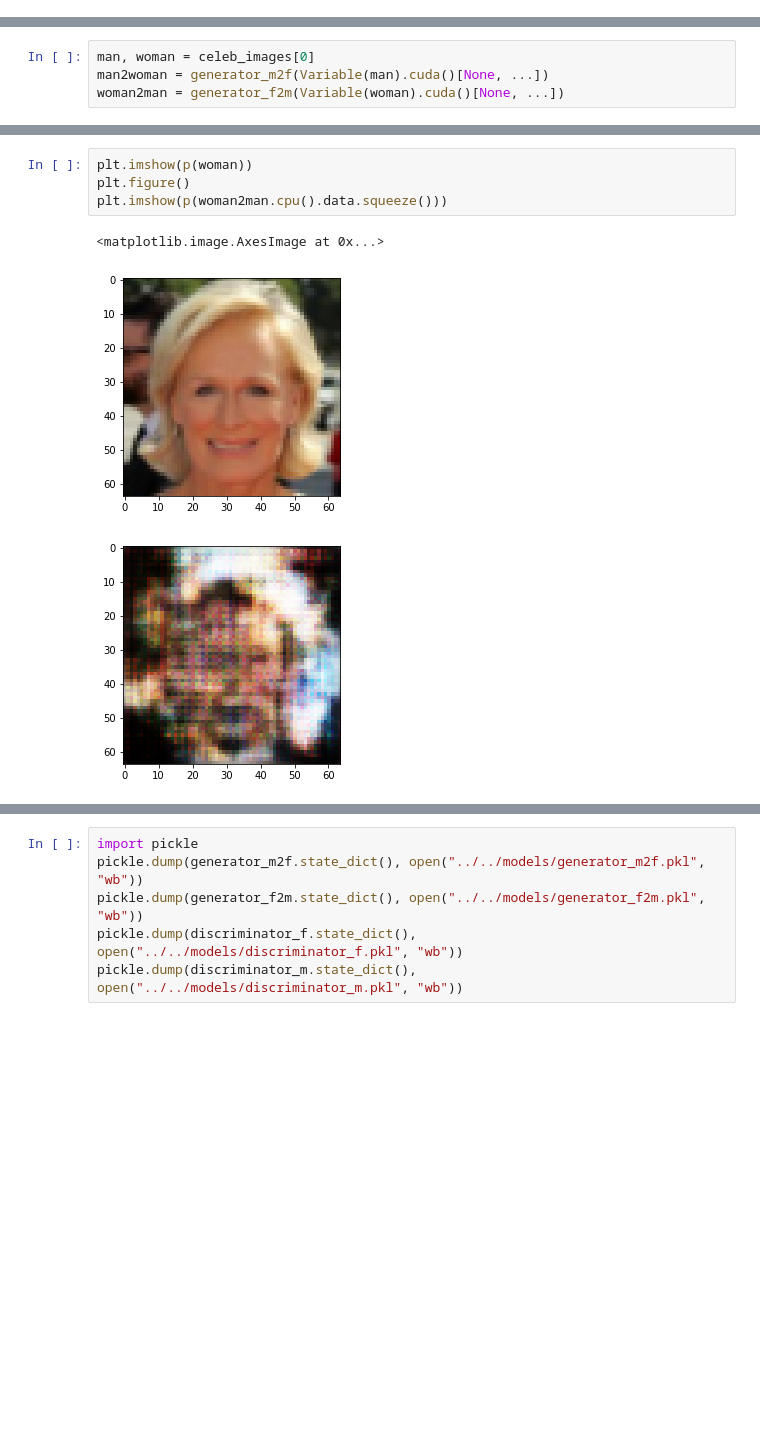
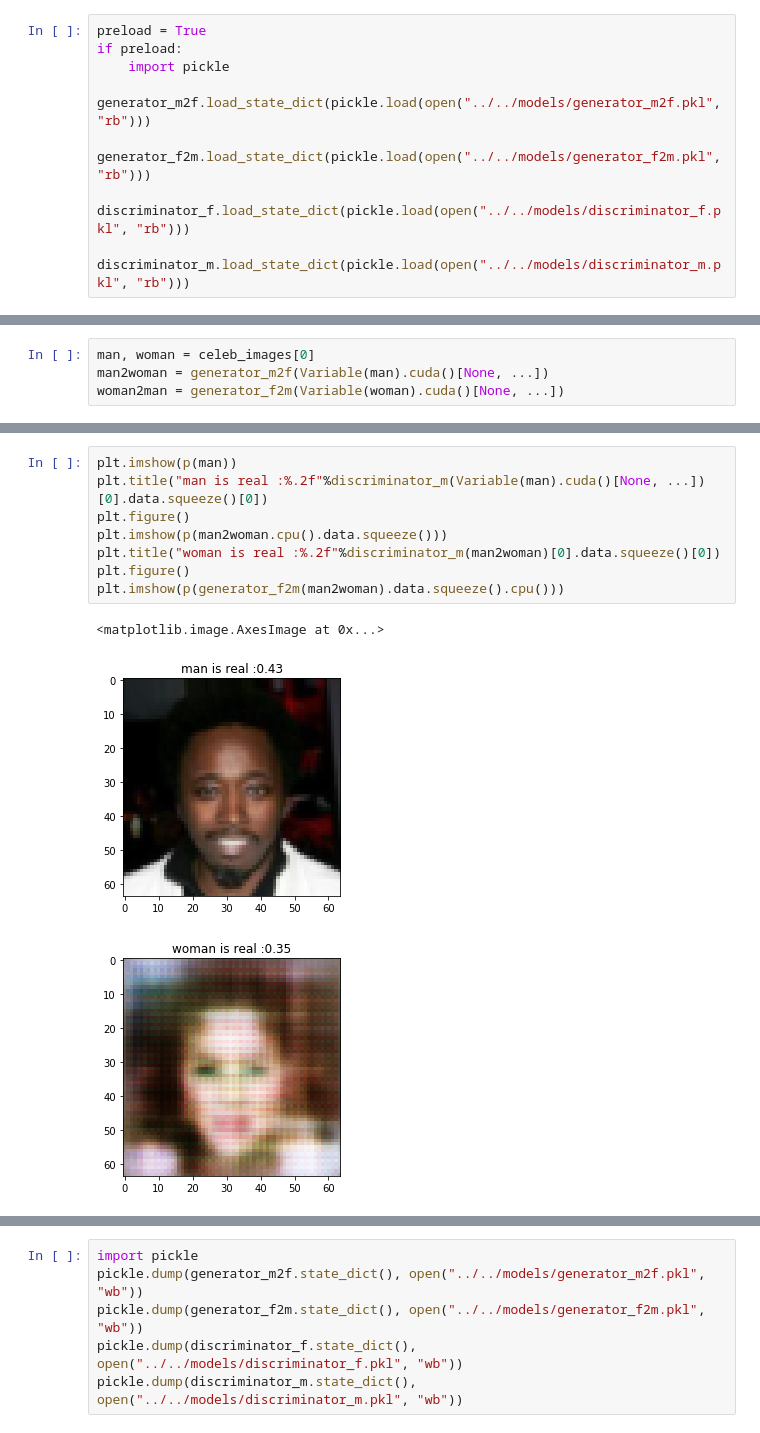
Before and after one commit to dolaameng/deeplearning-exploration, a Jupyter notebook: notebooks/pytorch_notes/USECASE - Disco GAN.ipynb, the cells around one changed output, grey strips where cells are left out. Cells and saved outputs as stored; diff of their text form; blank space fills up the shorter version.

```diff
--- a/notebooks/pytorch_notes/USECASE - Disco GAN.ipynb
+++ b/notebooks/pytorch_notes/USECASE - Disco GAN.ipynb
@@ -253,6 +253,14 @@ generator_m2f = Generator().cuda()
 generator_f2m = Generator().cuda()
 discriminator_m = Discriminator().cuda()
 discriminator_f = Discriminator().cuda()
+# %%
+preload = True
+if preload:
+    import pickle
+    generator_m2f.load_state_dict(pickle.load(open("../../models/generator_m2f.pkl", "rb")))
+    generator_f2m.load_state_dict(pickle.load(open("../../models/generator_f2m.pkl", "rb")))
+    discriminator_f.load_state_dict(pickle.load(open("../../models/discriminator_f.pkl", "rb")))
+    discriminator_m.load_state_dict(pickle.load(open("../../models/discriminator_m.pkl", "rb")))
 # %%
 
 
@@ -383,8 +386,12 @@ plt.imshow(p(man2woman.cpu().data.squeeze()))
-# %%
-plt.imshow(p(woman))
-plt.figure()
-plt.imshow(p(woman2man.cpu().data.squeeze()))
-# %% [output]
-<matplotlib.image.AxesImage at 0x...>
-[figure, removed]
-[figure, removed]
+# %%
+plt.imshow(p(man))
+plt.title("man is real :%.2f"%discriminator_m(Variable(man).cuda()[None, ...])[0].data.squeeze()[0])
+plt.figure()
+plt.imshow(p(man2woman.cpu().data.squeeze()))
+plt.title("woman is real :%.2f"%discriminator_m(man2woman)[0].data.squeeze()[0])
+plt.figure()
+plt.imshow(p(generator_f2m(man2woman).data.squeeze().cpu()))
+# %% [output]
+<matplotlib.image.AxesImage at 0x...>
+[figure, added]
+[figure, added]
```
Also changed, not shown: parts of 7 cells of this notebook.
